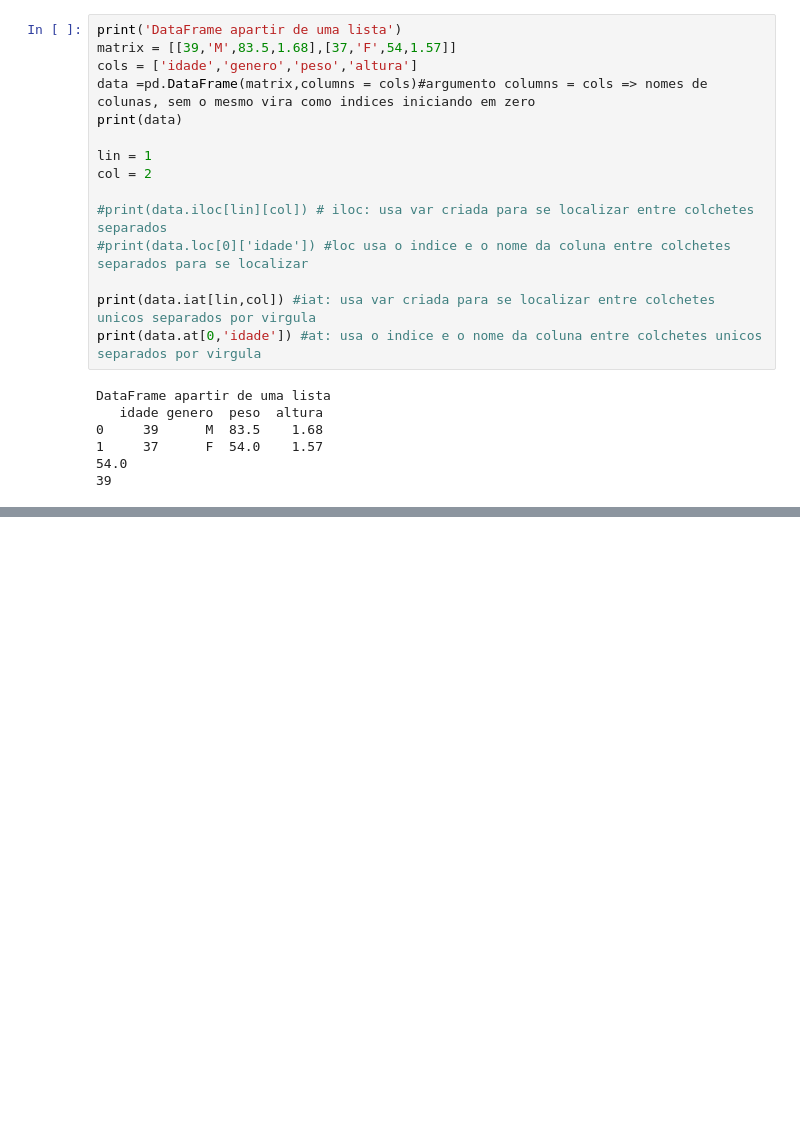
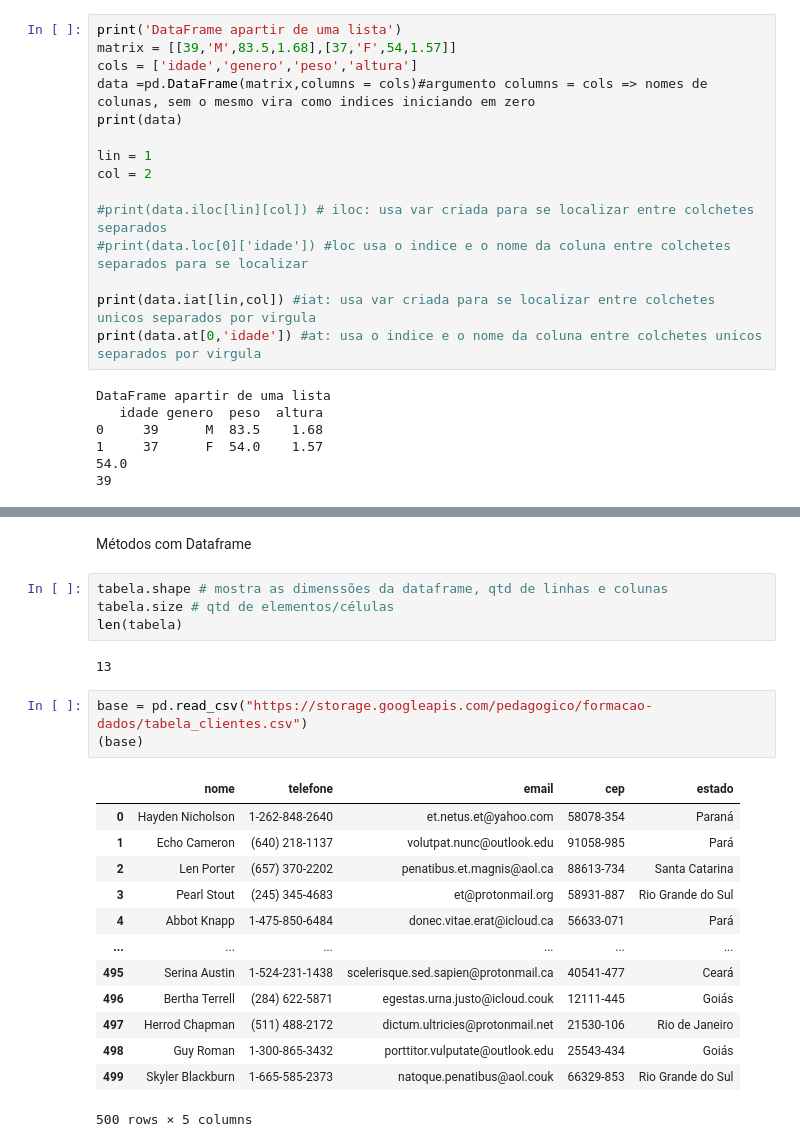
Before and after one commit to RafaelDaSilva1984/analise_dados_cubos_engie, a Jupyter notebook: aulas_python/datFrames.ipynb, the cells around one changed output, grey strips where cells are left out. Drawn from its saved outputs; the diff is of its cells as text; blank space fills up the shorter version.

```diff
--- a/aulas_python/datFrames.ipynb
+++ b/aulas_python/datFrames.ipynb
@@ -75 +75,26 @@ Modelo:  Maruti Alto LX BSIII R$: 140000
 Modelo:  Chevrolet Sail 1.2 Base ( 2015 ) : Petrol
+# %% [markdown]
+Métodos com Dataframe
+# %%
+tabela.shape # mostra as dimenssões da dataframe, qtd de linhas e colunas
+tabela.size # qtd de elementos/células
+len(tabela)
+# %% [output]
+13
+# %%
+base = pd.read_csv("https://storage.googleapis.com/pedagogico/formacao-dados/tabela_clientes.csv")
+(base)
+# %% [output]
+|  | nome | telefone | email | cep | estado |
+| 0 | Hayden Nicholson | 1-262-848-2640 | et.netus.et@yahoo.com | 58078-354 | Paraná |
+| 1 | Echo Cameron | (640) 218-1137 | volutpat.nunc@outlook.edu | 91058-985 | Pará |
+| 2 | Len Porter | (657) 370-2202 | penatibus.et.magnis@aol.ca | 88613-734 | Santa Catarina |
+| 3 | Pearl Stout | (245) 345-4683 | et@protonmail.org | 58931-887 | Rio Grande do Sul |
+| 4 | Abbot Knapp | 1-475-850-6484 | donec.vitae.erat@icloud.ca | 56633-071 | Pará |
+| ... | ... | ... | ... | ... | ... |
+| 495 | Serina Austin | 1-524-231-1438 | scelerisque.sed.sapien@protonmail.ca | 40541-477 | Ceará |
+| 496 | Bertha Terrell | (284) 622-5871 | egestas.urna.justo@icloud.couk | 12111-445 | Goiás |
+| 497 | Herrod Chapman | (511) 488-2172 | dictum.ultricies@protonmail.net | 21530-106 | Rio de Janeiro |
+| 498 | Guy Roman | 1-300-865-3432 | porttitor.vulputate@outlook.edu | 25543-434 | Goiás |
+| 499 | Skyler Blackburn | 1-665-585-2373 | natoque.penatibus@aol.couk | 66329-853 | Rio Grande do Sul |
+500 rows × 5 columns
```
Also changed, not shown: parts of 37 cells of this notebook, 4 other files.
